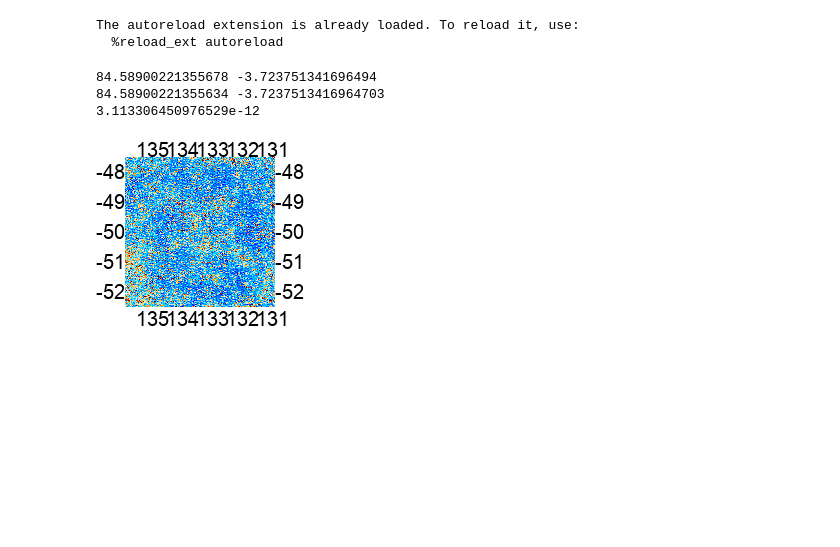
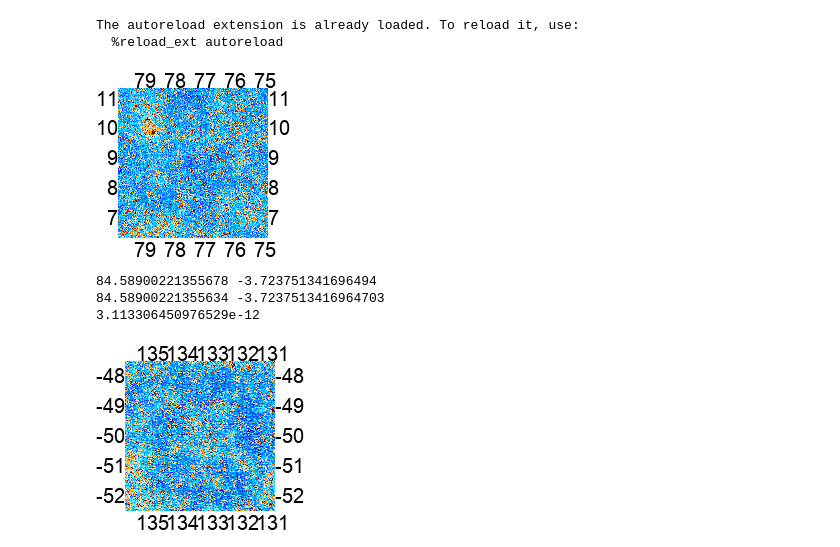
Before and after one commit to dwhan89/cosmikyu, a Jupyter notebook: notebooks/StampDataSet.ipynb, the cells around one changed output. Cells and saved outputs as stored; diff of their text form; code cells hidden in the pictures; blank space fills up the shorter version.

```diff
--- a/notebooks/StampDataSet.ipynb
+++ b/notebooks/StampDataSet.ipynb
@@ -25,11 +25,23 @@ The autoreload extension is already loaded. To reload it, use:
 # %%
 output_dir = config.default_data_dir
 def output_path(x):
     return os.path.join(output_dir, x)
 
 res_arcmin = 2.0
 shape = (150, 150)
 stamp_dir = output_path("stamp_{}arcmin_{}x{}".format(res_arcmin, shape[0], shape[1]))
 
-SS = maps.StampedSky(stamp_dir, res_arcmin, shape)
-SSDS = maps.StampedSkyDataSet(stamp_dir, 3000, res_arcmin, 'ir_pts', 30, shape)
+#SS = maps.StampedSky(stamp_dir, res_arcmin, shape)
+meta = np.loadtxt(output_path('ir_pts/148_meta.txt'))
+PS = cmk_transforms.TakePS(bin_edges=np.linspace(0,7000,200), shape=shape)
+NN = cmk_transforms.Normalize(meta)
+UN = cmk_transforms.UnNormalize(meta)
+TE = cmk_transforms.ToEnmap()
+composed = transforms.Compose([PS, NN, TE])
+#composed = transforms.Compose([NN, TE])
+SSDS = maps.StampedSkyDataSet(stamp_dir, 3000, res_arcmin, 'ir_pts', 148, shape, transform=composed)
+
+SSDS[0].keys()
+enplot.pshow(SSDS[0]['map'], downgrade=1)
+# %% [output]
+[figure, added]
```
Also changed, not shown: parts of 2 cells of this notebook, 7 other files.
